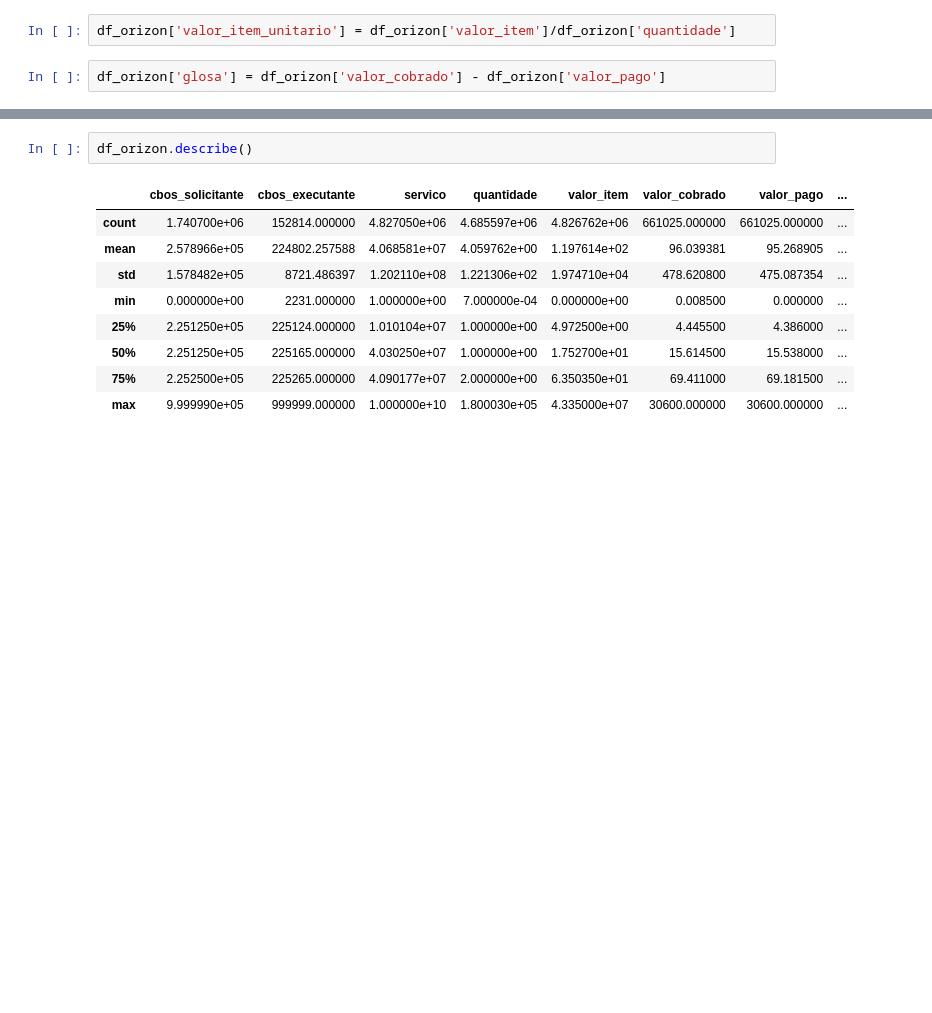
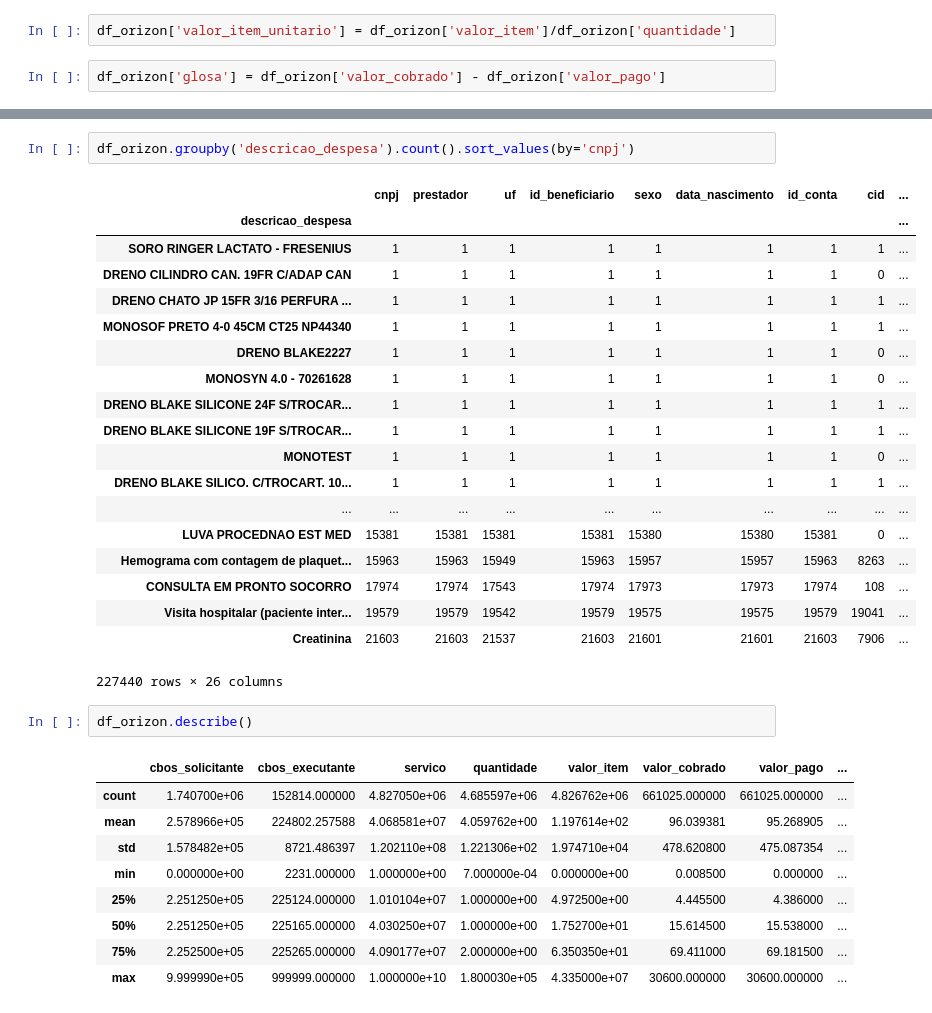
Before and after one commit to Phillipe42/hackaturing2018, a Jupyter notebook: phillipe_jupyter.ipynb, the cells around one changed output, grey strips where cells are left out. Cells and saved outputs as stored; diff of their text form; blank space fills up the shorter version.

```diff
--- a/phillipe_jupyter.ipynb
+++ b/phillipe_jupyter.ipynb
@@ -48,3 +74,25 @@ df_orizon.count()
+# %%
+df_orizon.groupby('descricao_despesa').count().sort_values(by='cnpj')
+# %% [output]
+|  | cnpj | prestador | uf | id_beneficiario | sexo | data_nascimento | id_conta | cid | ... |
+| descricao_despesa |  |  |  |  |  |  |  |  | ... |
+| SORO RINGER LACTATO - FRESENIUS | 1 | 1 | 1 | 1 | 1 | 1 | 1 | 1 | ... |
+| DRENO CILINDRO CAN. 19FR C/ADAP CAN | 1 | 1 | 1 | 1 | 1 | 1 | 1 | 0 | ... |
+| DRENO CHATO JP 15FR 3/16 PERFURA ... | 1 | 1 | 1 | 1 | 1 | 1 | 1 | 1 | ... |
+| MONOSOF PRETO 4-0 45CM CT25 NP44340 | 1 | 1 | 1 | 1 | 1 | 1 | 1 | 1 | ... |
+| DRENO BLAKE2227 | 1 | 1 | 1 | 1 | 1 | 1 | 1 | 0 | ... |
+| MONOSYN 4.0 - 70261628 | 1 | 1 | 1 | 1 | 1 | 1 | 1 | 0 | ... |
+| DRENO BLAKE SILICONE 24F S/TROCAR... | 1 | 1 | 1 | 1 | 1 | 1 | 1 | 1 | ... |
+| DRENO BLAKE SILICONE 19F S/TROCAR... | 1 | 1 | 1 | 1 | 1 | 1 | 1 | 1 | ... |
+| MONOTEST | 1 | 1 | 1 | 1 | 1 | 1 | 1 | 0 | ... |
+| DRENO BLAKE SILICO. C/TROCART. 10... | 1 | 1 | 1 | 1 | 1 | 1 | 1 | 1 | ... |
+| ... | ... | ... | ... | ... | ... | ... | ... | ... | ... |
+| LUVA PROCEDNAO EST MED | 15381 | 15381 | 15381 | 15381 | 15380 | 15380 | 15381 | 0 | ... |
+| Hemograma com contagem de plaquet... | 15963 | 15963 | 15949 | 15963 | 15957 | 15957 | 15963 | 8263 | ... |
+| CONSULTA EM PRONTO SOCORRO | 17974 | 17974 | 17543 | 17974 | 17973 | 17973 | 17974 | 108 | ... |
+| Visita hospitalar (paciente inter... | 19579 | 19579 | 19542 | 19579 | 19575 | 19575 | 19579 | 19041 | ... |
+| Creatinina | 21603 | 21603 | 21537 | 21603 | 21601 | 21601 | 21603 | 7906 | ... |
+227440 rows × 26 columns
 # %%
 df_orizon.describe()
 # %% [output]
```
Also changed, not shown: parts of 8 cells of this notebook.
